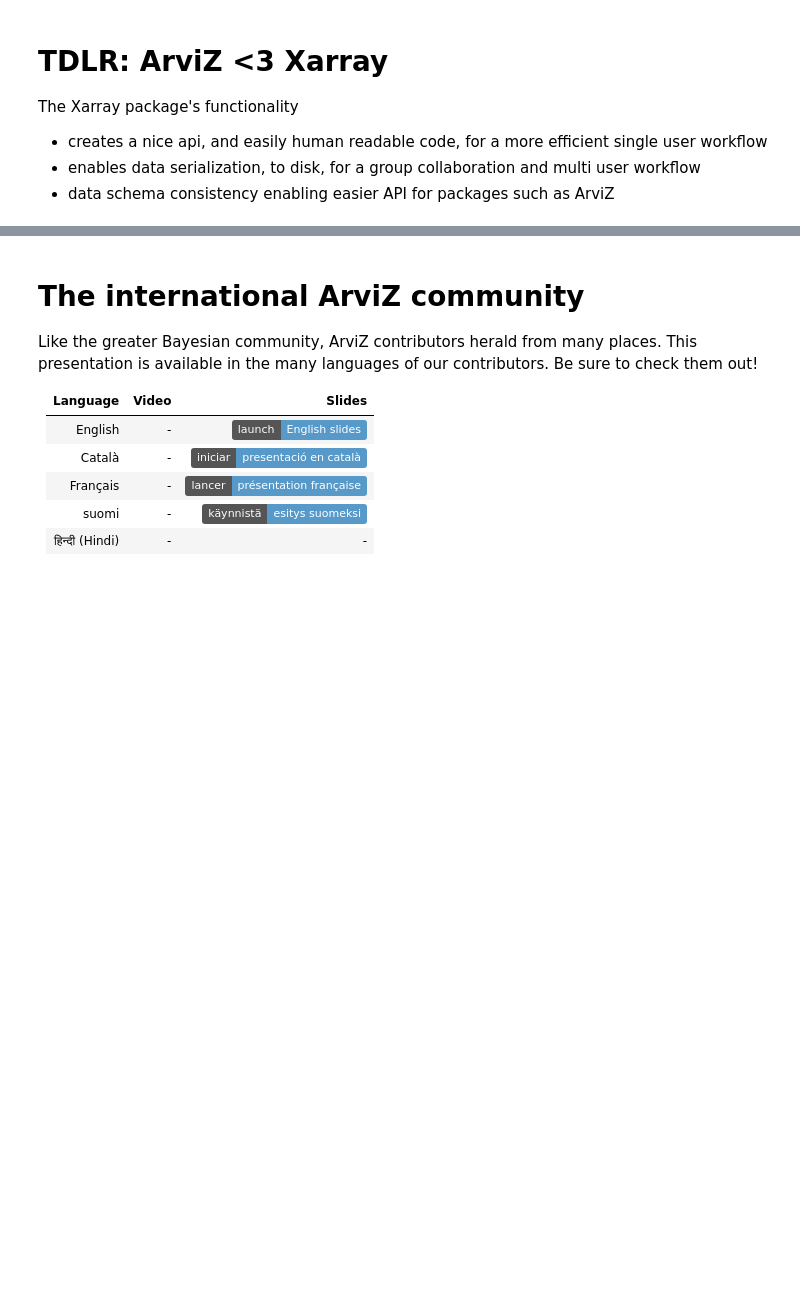
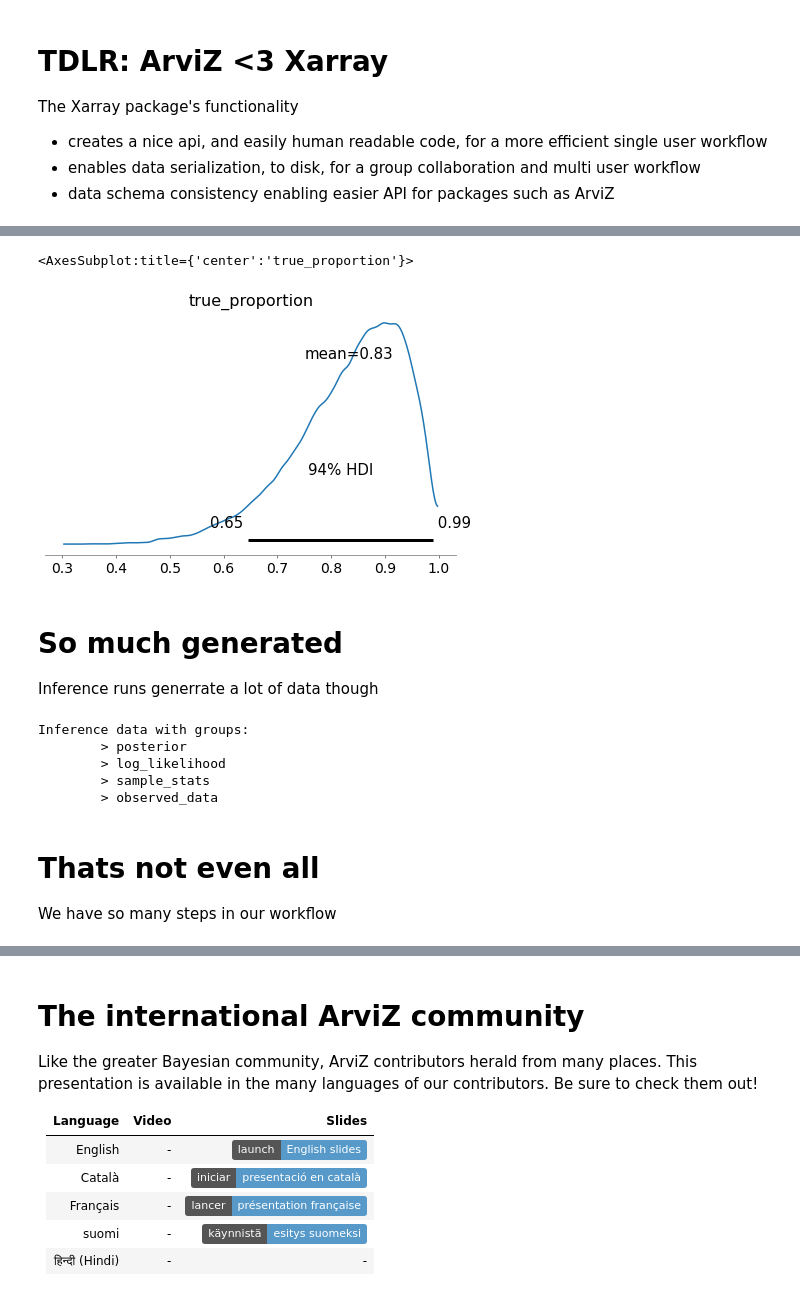
Before and after one commit to arviz-devs/arviz_misc, a Jupyter notebook: xarray_user_forum_2021/Xarray_User_Summit.ipynb, the cells around one changed output, grey strips where cells are left out. Saved outputs shown, nothing was run; the diff lists cells and outputs as text; code cells hidden in the pictures; badges without logos; blank space fills up the shorter version.

```diff
--- a/xarray_user_forum_2021/Xarray_User_Summit.ipynb
+++ b/xarray_user_forum_2021/Xarray_User_Summit.ipynb
@@ -29,0 +64,8 @@ The Xarray package's functionality
+# %%
+import xarray as xr
+import numpy as np
+data = xr.DataArray(np.ones((1,10), dtype=bool),
+                    dims=("respondent", "response"),
+                    coords={"respondent":np.arange(1), "response": np.arange(10)})
+data[:, 8] = False
+data
@@ -29,0 +103,6 @@ The Xarray package's functionality
+# %%
+import pymc3 as pm
+with pm.Model() as user_model:
+    true_proportion = pm.Uniform("true_proportion", 0,1)
+    obs = pm.Binomial("obs", p=true_proportion, n=data.shape[1], observed=data.sum())
+    inf_data = pm.sample(chains=8, tune=2000, draws=4000, return_inferencedata=True)
@@ -29,0 +125,20 @@ The Xarray package's functionality
+# %%
+import arviz as az
+az.plot_posterior(inf_data)
+# %% [output]
+<AxesSubplot:title={'center':'true_proportion'}>
+[figure, added]
+# %% [markdown]
+# So much generated
+Inference runs generrate a lot of data though
+# %%
+inf_data
+# %% [output]
+Inference data with groups:
+        > posterior
+        > log_likelihood
+        > sample_stats
+        > observed_data
+# %% [markdown]
+# Thats not even all
+We have so many steps in our workflow
```
Also changed, not shown: parts of 27 cells of this notebook, 3 other files.
